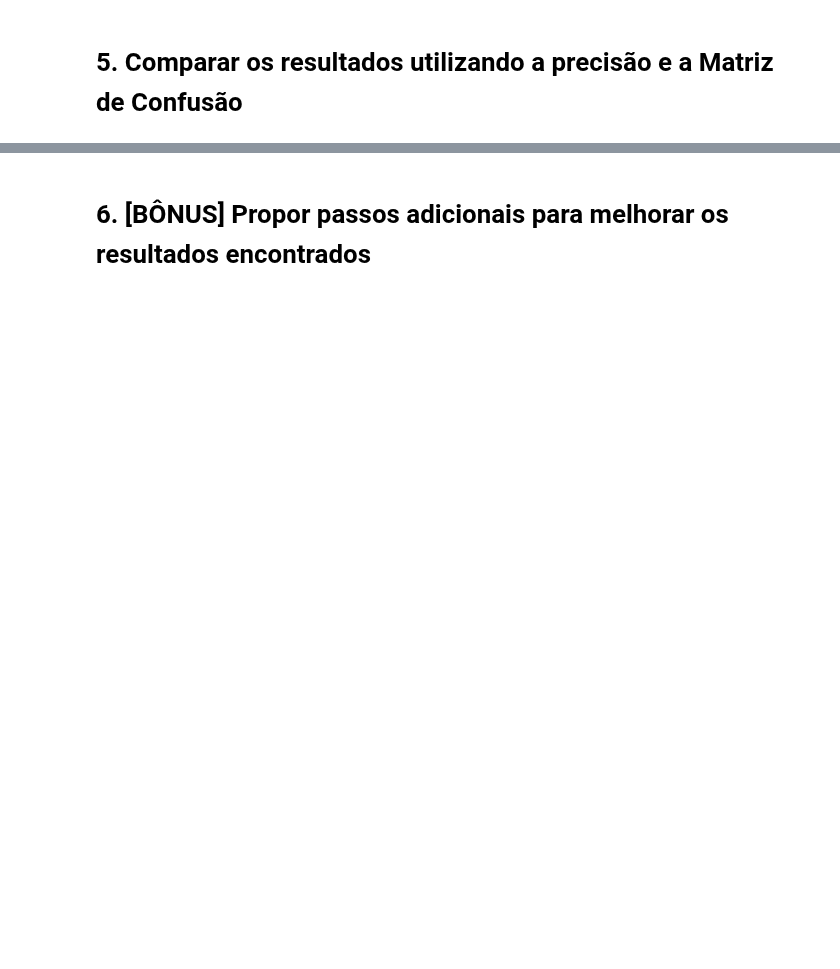
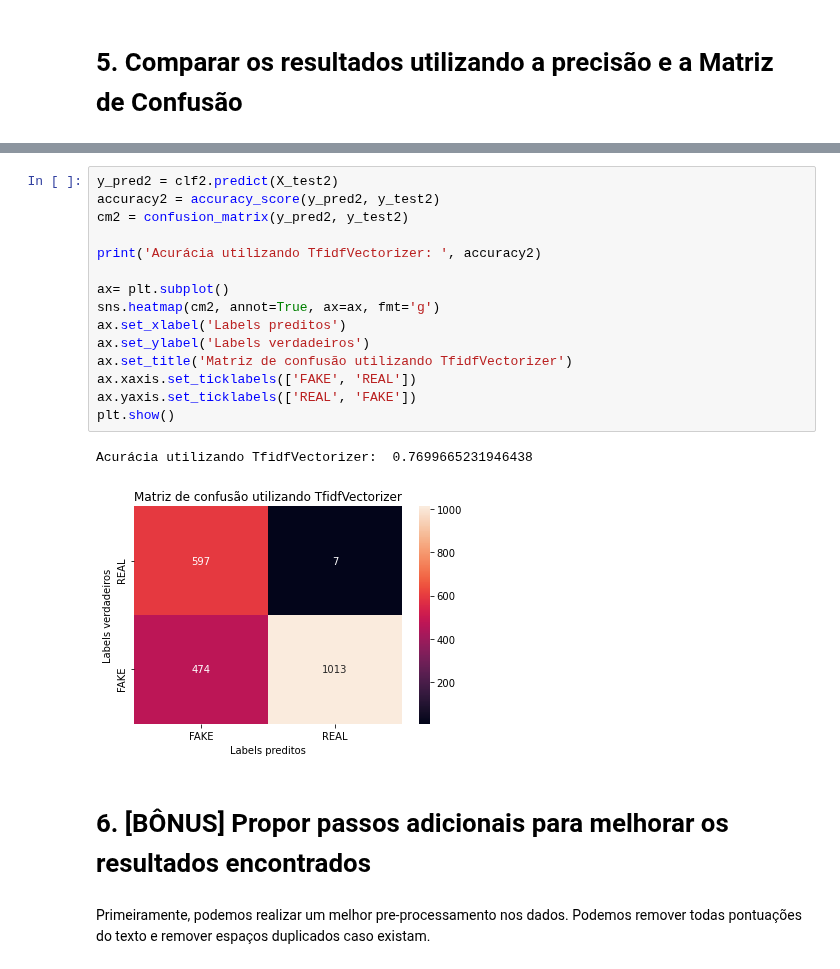
Before and after one commit to thalissonfelipe/mineracao, a Jupyter notebook: Trabalho04/PLN.ipynb, the cells around one changed output, grey strips where cells are left out. Cells and saved outputs as stored; diff of their text form; blank space fills up the shorter version.

```diff
--- a/Trabalho04/PLN.ipynb
+++ b/Trabalho04/PLN.ipynb
@@ -75,2 +73,22 @@ Acurácia:  0.739542225730071
+# %%
+y_pred2 = clf2.predict(X_test2)
+accuracy2 = accuracy_score(y_pred2, y_test2)
+cm2 = confusion_matrix(y_pred2, y_test2)
+
+print('Acurácia utilizando TfidfVectorizer: ', accuracy2)
+
+ax= plt.subplot()
+sns.heatmap(cm2, annot=True, ax=ax, fmt='g')
+ax.set_xlabel('Labels preditos')
+ax.set_ylabel('Labels verdadeiros')
+ax.set_title('Matriz de confusão utilizando TfidfVectorizer')
+ax.xaxis.set_ticklabels(['FAKE', 'REAL'])
+ax.yaxis.set_ticklabels(['REAL', 'FAKE'])
+plt.show()
+# %% [output]
+Acurácia utilizando TfidfVectorizer:  0.7699665231946438
+[figure, added]
 # %% [markdown]
 # 6. [BÔNUS] Propor passos adicionais para melhorar os resultados encontrados
+# %% [markdown]
+Primeiramente, podemos realizar um melhor pre-processamento nos dados. Podemos remover todas pontuações do texto e remover espaços duplicados caso existam.
```
Also changed, not shown: parts of 27 cells of this notebook.
